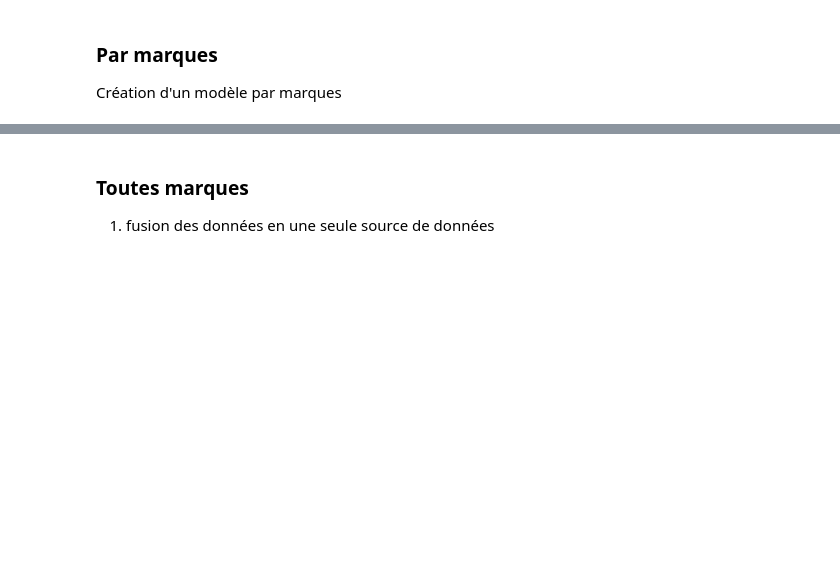
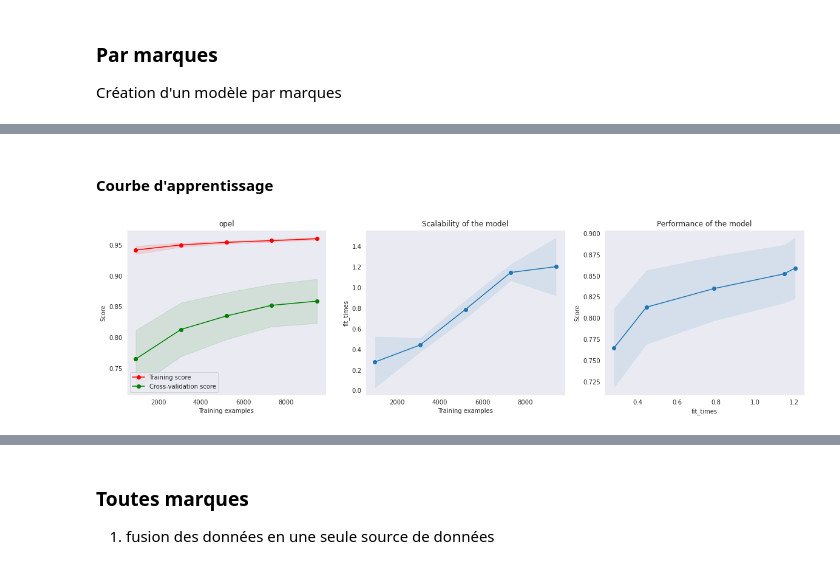
Before and after one commit to bortch/secondhandcar, a Jupyter notebook: model_description_and_results.ipynb, the cells around one changed output, grey strips where cells are left out. Cells and saved outputs as stored; diff of their text form; code cells hidden in the pictures; blank space fills up the shorter version.

Commit message:
evaluate model, buil model for merged data

```diff
--- a/model_description_and_results.ipynb
+++ b/model_description_and_results.ipynb
@@ -435,0 +284,10 @@ One model by Brand
+# %%
+brand = 'opel'
+model_name = 'opel_optimize_rmse_679'
+model_filename = f'{model_name}.joblib'
+model_path = join(model_directory_path, model_filename)
+model = load(model_path)
+filename = f"{brand}.csv"
+df = load_prepared_file(filename=filename)
+X_train, X_val, X_test, y_train, y_val, y_test = get_set_split(df, target='price')
+evaluate_prediction(model, X_test, y_test,sample=10,add_columns=['model','transmission','fuel_type'])
@@ -435,0 +312,10 @@ One model by Brand
+# %% [markdown]
+#### Courbe d'apprentissage
+# %%
+#model.get_params().keys()
+mse = make_scorer(mean_squared_error, greater_is_better=False)
+#get_learning_curve(model, X_val, y_val, mse, show=True, savefig=False)
+plot_learning_curve(model, brand, X_train, y_train, axes=None, ylim=None, cv=20,
+                        n_jobs=2, train_sizes=np.linspace(.1, 1.0, 5), show=True,savefig=False)
+# %% [output]
+[figure, added]
```
Also changed, not shown: parts of 50 cells of this notebook, 31 other files.
